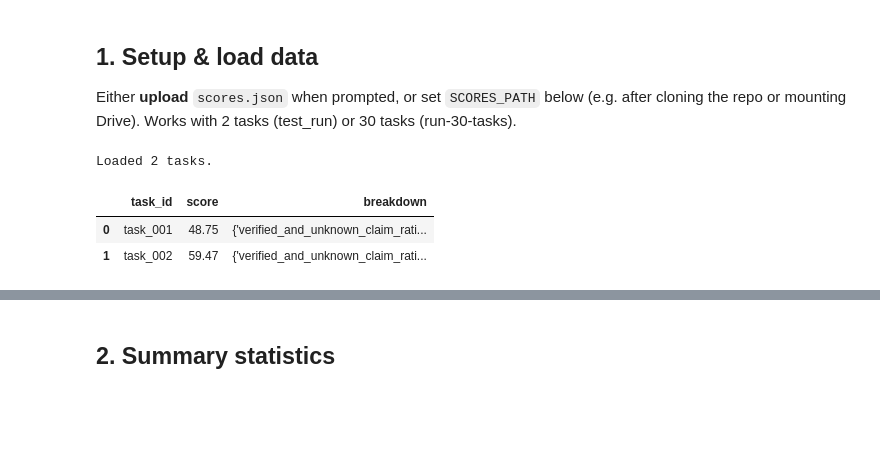
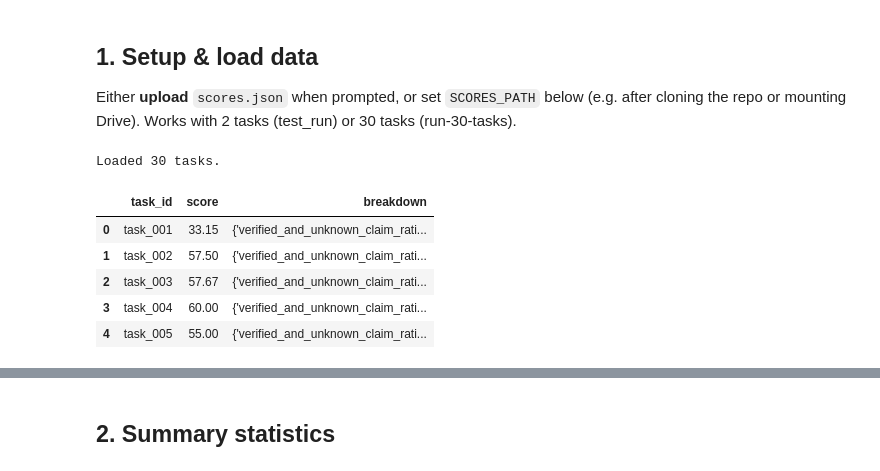
Before and after one commit to ChenyuHeidiZhang/planning_mode_eval, a Jupyter notebook: analysis_results.ipynb, the cells around one changed output, grey strips where cells are left out. Cells and saved outputs as stored; diff of their text form; code cells hidden in the pictures; blank space fills up the shorter version.

```diff
--- a/analysis_results.ipynb
+++ b/analysis_results.ipynb
@@ -22,36 +22,39 @@ sns.set_theme(style="whitegrid", palette="muted")
 %matplotlib inline
 # %%
 # Option A: Set path to scores.json (clone repo first in Colab, or use local path)
-SCORES_PATH = "data/test_run/scores.json"  # or "data/run-30-tasks/scores.json" for full run; set None to upload in Colab
+SCORES_PATH = "data/run-30-tasks/scores.json"  # or "data/run-30-tasks/scores.json" for full run; set None to upload in Colab
 
 if SCORES_PATH and Path(SCORES_PATH).exists():
     path = SCORES_PATH
 else:
     try:
         from google.colab import files
         uploaded = files.upload()
         path = list(uploaded.keys())[0] if uploaded else None
     except ImportError:
         path = None
     if path is None:
         raise FileNotFoundError("Set SCORES_PATH to your scores.json path or upload the file in Colab.")
 
 
 with open(path) as f:
     scores_raw = json.load(f)
 
 # Normalize to list of dicts if single object
 if isinstance(scores_raw, dict):
     scores_raw = [scores_raw]
 
 df = pd.DataFrame(scores_raw)
 print(f"Loaded {len(df)} tasks.")
 df.head()
 # %% [output]
-Loaded 2 tasks.
+Loaded 30 tasks.
 |  | task_id | score | breakdown |
-| 0 | task_001 | 48.75 | {'verified_and_unknown_claim_rati... |
-| 1 | task_002 | 59.47 | {'verified_and_unknown_claim_rati... |
+| 0 | task_001 | 33.15 | {'verified_and_unknown_claim_rati... |
+| 1 | task_002 | 57.50 | {'verified_and_unknown_claim_rati... |
+| 2 | task_003 | 57.67 | {'verified_and_unknown_claim_rati... |
+| 3 | task_004 | 60.00 | {'verified_and_unknown_claim_rati... |
+| 4 | task_005 | 55.00 | {'verified_and_unknown_claim_rati... |
 # %%
 # Expand breakdown into columns for analysis
 breakdown_df = pd.json_normalize(df["breakdown"])
```
Also changed, not shown: parts of 7 cells of this notebook, 3 other files.
